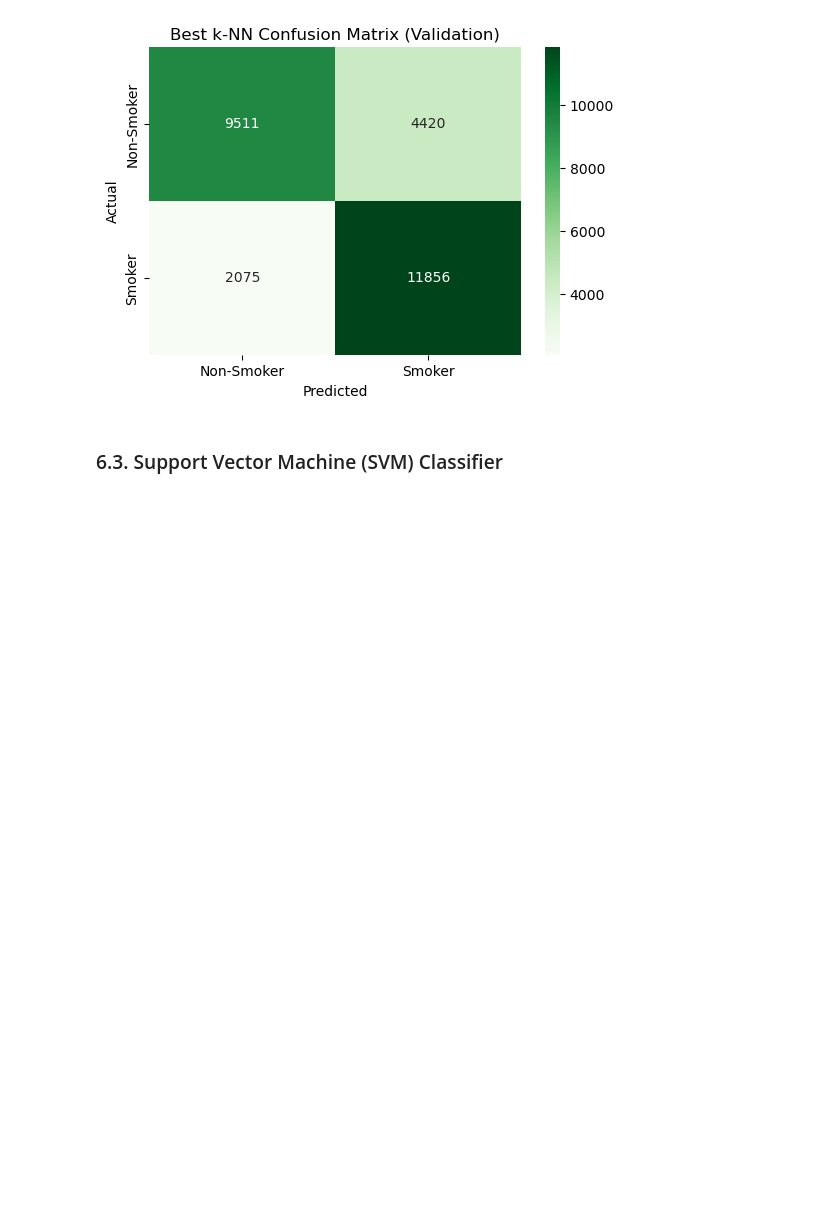
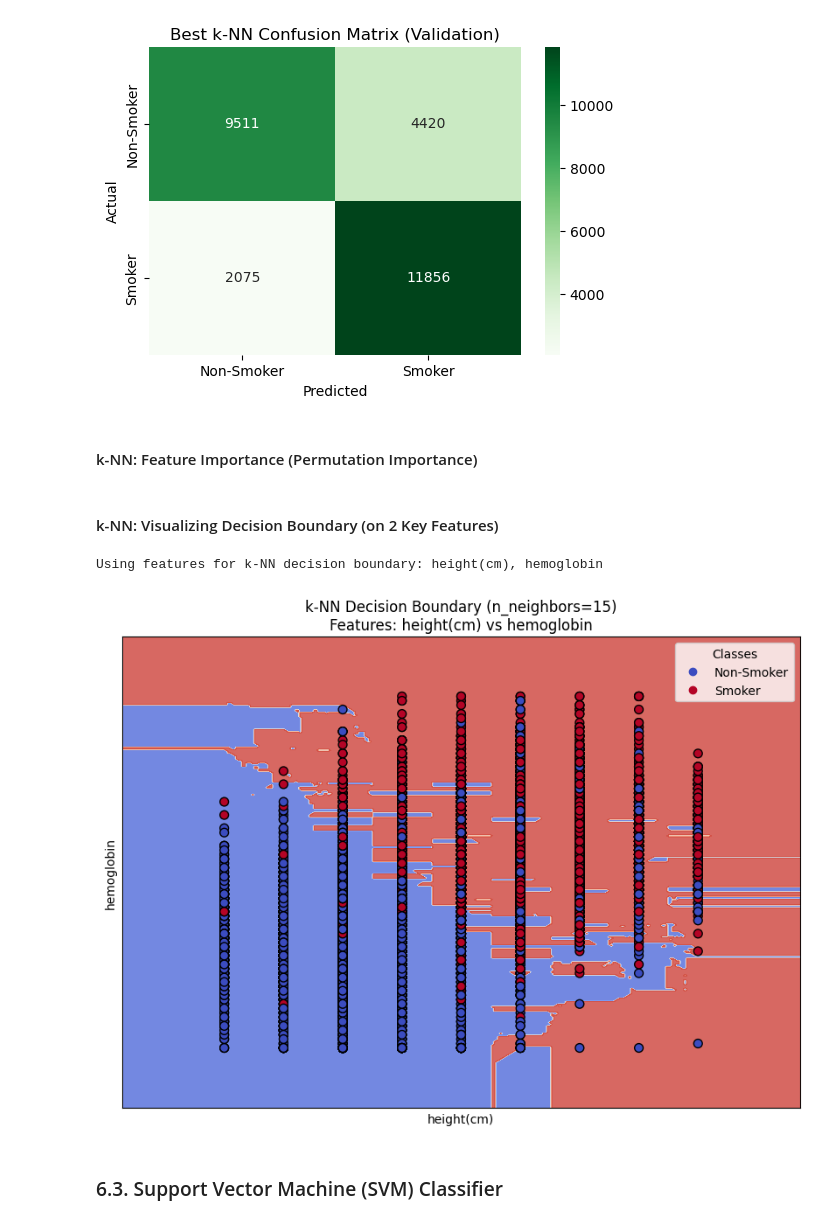
Before and after one commit to bernas013/Project2-AI, a Jupyter notebook: Project_AI_2.ipynb, the cells around one changed output. Saved outputs shown, nothing was run; the diff lists cells and outputs as text; code cells hidden in the pictures; blank space fills up the shorter version.

```diff
--- a/Project_AI_2.ipynb
+++ b/Project_AI_2.ipynb
@@ -664,3 +668,5 @@ Recall: 0.8511
 F1-Score: 0.7850
 ROC-AUC: 0.8340
 [figure]
+# %% [markdown]
+#### k-NN: Feature Importance (Permutation Importance)
@@ -667,3 +701,60 @@ ROC-AUC: 0.8340
+# %% [markdown]
+#### k-NN: Visualizing Decision Boundary (on 2 Key Features)
+# %%
+if 'best_knn_classifier' in locals() and 'X_train_processed' in locals():
+    feature1_name = 'height(cm)'
+    feature2_name = 'hemoglobin'
+
+    print(f"Using features for k-NN decision boundary: {feature1_name}, {feature2_name}\n")
+
+    if feature1_name in X_train_processed.columns and feature2_name in X_train_processed.columns:
+        X_train_2_features = X_train_processed[[feature1_name, feature2_name]]
+        X_val_2_features = X_val_processed[[feature1_name, feature2_name]]
+
+        # Train a new k-NN model on these two features
+        knn_2d = KNeighborsClassifier(n_neighbors=best_knn_classifier.n_neighbors,
+                                      weights=best_knn_classifier.weights,
+                                      p=best_knn_classifier.p,
+                                      algorithm=best_knn_classifier.algorithm,
+                                      n_jobs=-1)
+        knn_2d.fit(X_train_2_features, y_train)
+
+        # Create a mesh to plot in
+        h = .02
+        x_min, x_max = X_val_2_features[feature1_name].values.min() - 1, X_val_2_features[feature1_name].values.max() + 1
+        y_min, y_max = X_val_2_features[feature2_name].values.min() - 1, X_val_2_features[feature2_name].values.max() + 1
+        xx, yy = np.meshgrid(np.arange(x_min, x_max, h),
+                             np.arange(y_min, y_max, h))
+
+        # Plot the decision boundary
+        Z = knn_2d.predict(np.c_[xx.ravel(), yy.ravel()])
+        Z = Z.reshape(xx.shape)
+
+        plt.figure(figsize=(10, 7))
+        plt.contourf(xx, yy, Z, cmap=plt.cm.coolwarm, alpha=0.8)
+
+        # Plot the validation points
+        scatter = plt.scatter(X_val_2_features[feature1_name], X_val_2_features[feature2_name],
+                              c=y_val, cmap=plt.cm.coolwarm, edgecolors='k', s=50)
+        plt.xlabel(feature1_name)
+        plt.ylabel(feature2_name)
+        plt.xlim(xx.min(), xx.max())
+        plt.ylim(yy.min(), yy.max())
+        plt.xticks(())
+        plt.yticks(())
+        plt.title(f"k-NN Decision Boundary (n_neighbors={best_knn_classifier.n_neighbors})\nFeatures: {feature1_name} vs {feature2_name}")
+        handles, labels = scatter.legend_elements()
+        plt.legend(handles=handles, labels=['Non-Smoker', 'Smoker'], title="Classes")
+        plt.show()
+
+    else:
+        print(f"Error: One or both manually selected features ('{feature1_name}', '{feature2_name}') not found in X_train_processed.columns.")
+        print(f"Available columns: {list(X_train_processed.columns)}")
+else:
+    print("k-NN model ('best_knn_classifier') or 'X_train_processed' data not found for decision boundary plot.")
+# %% [output]
+Using features for k-NN decision boundary: height(cm), hemoglobin
+[figure, added]
 # %% [markdown]
 ### 6.3. Support Vector Machine (SVM) Classifier
 # %%
```
Also changed, not shown: parts of 18 cells of this notebook.
